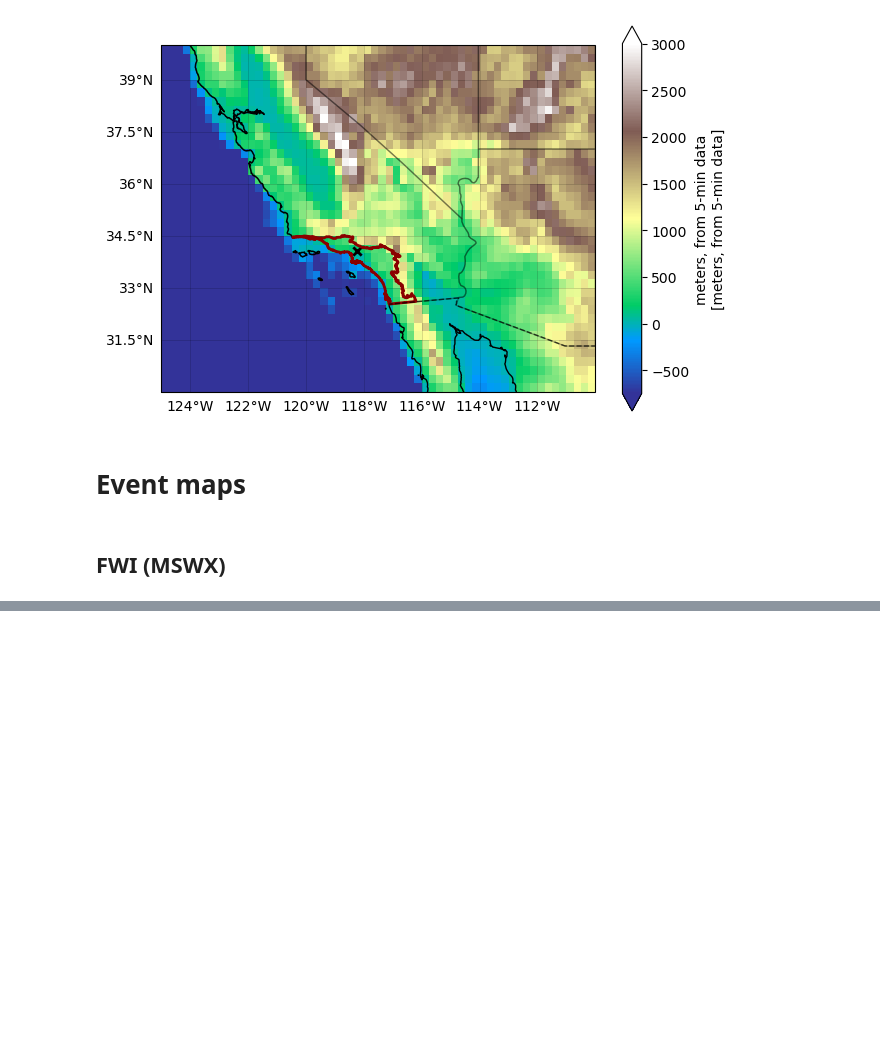
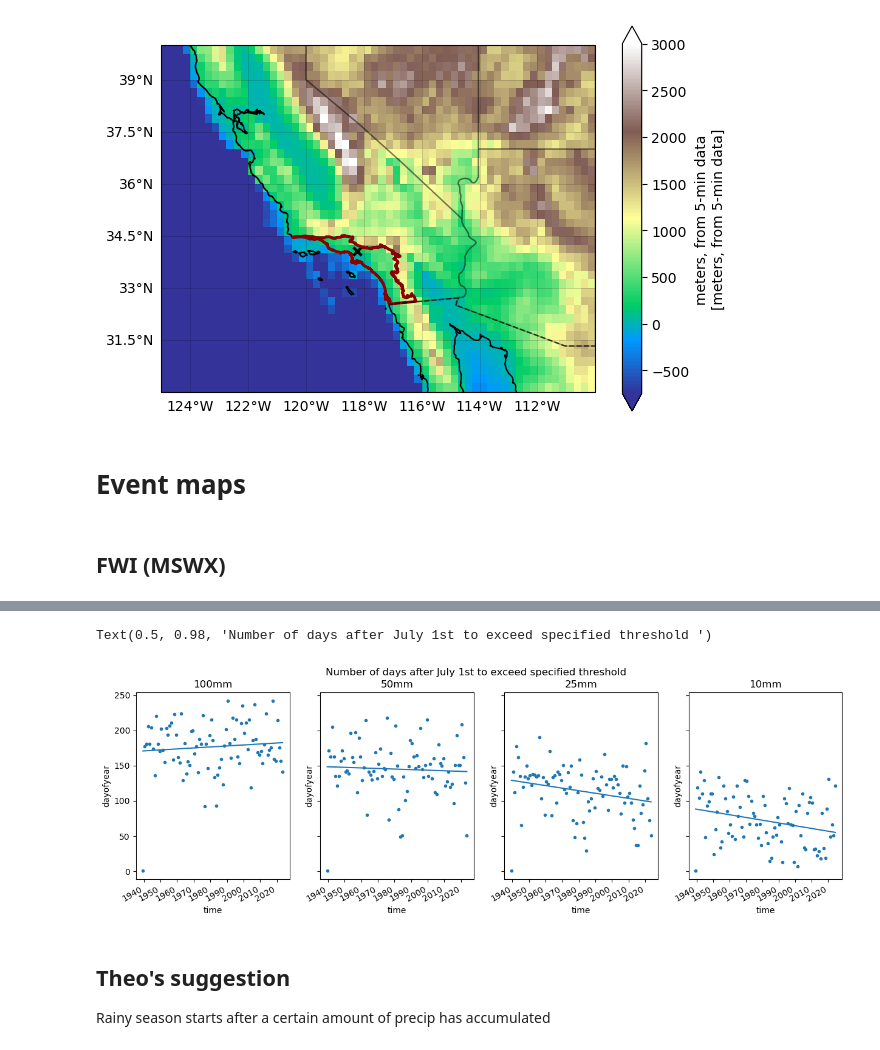
Before and after one commit to clairbarnes/wwa-current, a Jupyter notebook: 25-01_california-wildfires/cali-fires_1P_exploratory.ipynb, the cells around one changed output, grey strips where cells are left out. Cells and saved outputs as stored; diff of their text form; code cells hidden in the pictures; blank space fills up the shorter version.

```diff
--- a/25-01_california-wildfires/cali-fires_1P_exploratory.ipynb
+++ b/25-01_california-wildfires/cali-fires_1P_exploratory.ipynb
@@ -244,0 +121,17 @@ mean_jan_hdwi.to_csv("ts/era5-land_hdwi-janmean.csv")
+# %%
+fig, axs = plt.subplots(ncols = 1, figsize = (6,4), dpi = 100, sharex = True, sharey = True)
+axs = [axs]
+
+for i in range(1):
+
+    ax = axs[i]
+    ax.bar(mmean.month, mmean, color = "cornflowerblue", edgecolor = "k", alpha = 0.75)
+
+    for m in range(12):
+        ax.plot([m+1,m+1], [m_lower.sel(month = m+1), m_upper.sel(month = m+1)], color = "k", alpha = 0.3, marker = "_", solid_capstyle = "butt")
+
+    ax.plot(y2024.month, y2024, marker = ".", ls = "", color = "k", label = "2024")
+
+    ax.set_xticks(range(1,13))
+    ax.set_xticklabels(list(range(7,13)) + list(range(1,7)))
+    ax.set_ylim(0)
@@ -244,0 +216,30 @@ mean_jan_hdwi.to_csv("ts/era5-land_hdwi-janmean.csv")
+# %%
+pr = xr.open_dataset("data/era5_pr_socal-baja.nc").pr
+pr = pr.assign_coords(offset_time = ("time", pr.time.shift(time = 181).data))
+# %%
+pr_rscum = pr.resample(time = "AS-JUL").cumsum().assign_coords(time = pr.time)
+# %%
+rs_onset100 = pr_rscum.offset_time.where(pr_rscum >= 100).dropna("time", "any").resample(time = "AS-JUL").min()
+rs_onset50 = pr_rscum.offset_time.where(pr_rscum >= 50).dropna("time", "any").resample(time = "AS-JUL").min()
+rs_onset25 = pr_rscum.offset_time.where(pr_rscum >= 25).dropna("time", "any").resample(time = "AS-JUL").min()
+rs_onset10 = pr_rscum.offset_time.where(pr_rscum >= 10).dropna("time", "any").resample(time = "AS-JUL").min()
+# %%
+nc = 4
+fig, axs = plt.subplots(ncols = nc, figsize = (15,4), dpi = 100, sharey = True)
+
+for i in range(nc):
+    ax = axs[i]
+
+    rs_onset = [rs_onset100, rs_onset50, rs_onset25, rs_onset10][i]
+    rs_onset.dt.dayofyear.plot(ax = ax, marker = ".", ls = "")
+    ax.plot(rs_onset.time, np.poly1d(np.polyfit(rs_onset.time.dt.year, rs_onset.dt.dayofyear, 1))(np.sort(rs_onset.time.dt.year)), color = "tab:blue")
+
+    ax.set_title(["100mm", "50mm", "25mm", "10mm"][i])
+plt.suptitle("Number of days after July 1st to exceed specified threshold ")
+# %% [output]
+Text(0.5, 0.98, 'Number of days after July 1st to exceed specified threshold ')
+[figure, added]
+# %% [markdown]
+## Theo's suggestion
+
+Rainy season starts after a certain amount of precip has accumulated
```
Also changed, not shown: parts of 47 cells of this notebook, 2 other files.
